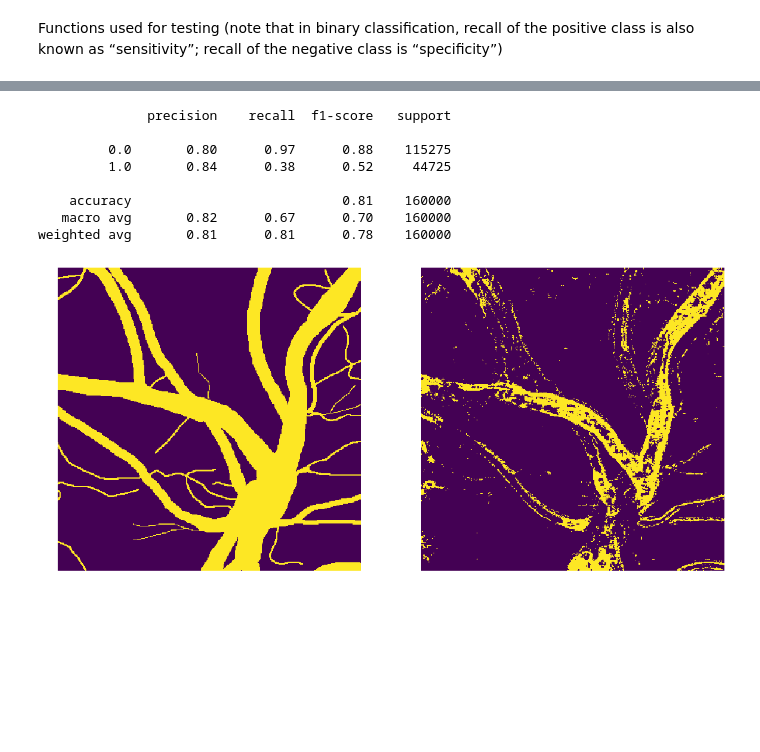
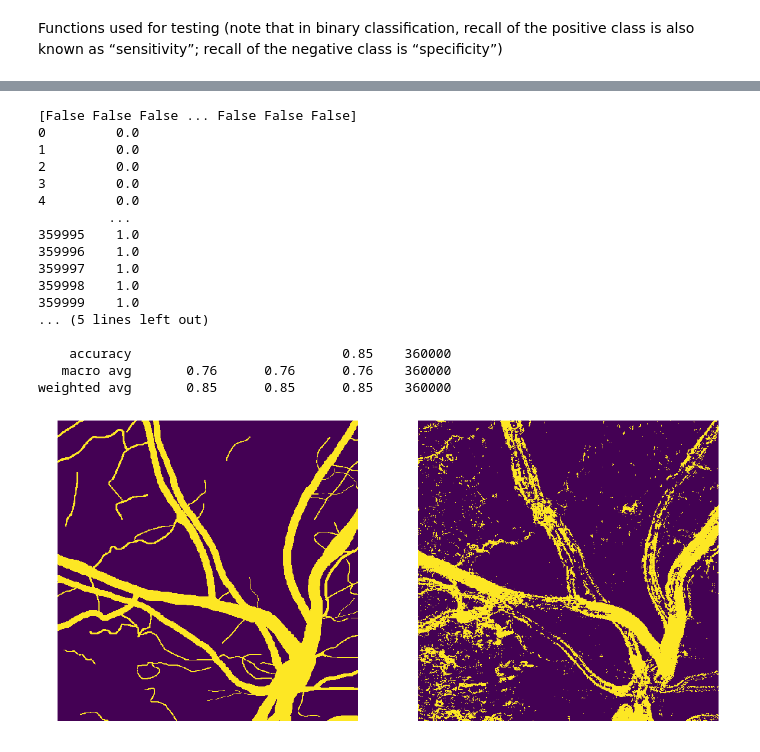
Before and after one commit to Zuzanna-Trafas/blood-vessels-segmentation, a Jupyter notebook: machine_learning_lgbm.ipynb, the cells around one changed output, grey strips where cells are left out. Drawn from its saved outputs; the diff is of its cells as text; code cells hidden in the pictures; blank space fills up the shorter version.

```diff
--- a/machine_learning_lgbm.ipynb
+++ b/machine_learning_lgbm.ipynb
@@ -36,3 +36,10 @@ ax[1].set_axis_off()
 plt.savefig("")
 # %% [output]
 [figure]
+# %%
+fig, ax = plt.subplots(1,2, figsize=(20,50))
+
+ax[0].imshow(cv2.cvtColor(images[0], cv2.COLOR_BGR2RGB))
+ax[1].imshow(preprocess_image(images[0]))
+ax[0].set_axis_off()
+ax[1].set_axis_off()
@@ -40,7 +49,9 @@ plt.savefig("")
 Helper functions:
 # %%
 def preprocess_image(image):
-    return image[:,:,1]
+    clahe = cv2.createCLAHE(clipLimit=2.5, tileGridSize=(7,7))
+    green_CLAHE = clahe.apply(image[:,:,1])
+    return green_CLAHE
 
 def get_stats(segment):
     mean = np.mean(segment)
@@ -98,6 +105,6 @@ We decided to use LightGBM Classifier, because it is a very fast gradient boosti
 from lightgbm import LGBMClassifier
 from sklearn.metrics import accuracy_score
 
-lgb = LGBMClassifier(objective='binary', scale_pos_weight=0.99, random_state=42)
+lgb = LGBMClassifier(objective='binary', scale_pos_weight=0.5, random_state=42)
 lgb.fit(X, y)
 # %% [output]
@@ -147,19 +163,29 @@ def test_model(model, df_test, x_size, y_size):
 # %%
-x_start, x_end = 800, 1200
-y_start, y_end = 600, 1000
+x_start, x_end = 600, 1200
+y_start, y_end = 400, 1000
 
-# df_test = gen_test_image(test_images[0], test_manuals[0], x_start, x_end, y_start, y_end)
-# df_test.to_csv("df_test.csv")
+#df_test = gen_test_image(test_images[0], test_manuals[0], x_start, x_end, y_start, y_end)
+#df_test.to_csv("df_test_new.csv")
 
-# df = read_csv("df_test.csv")
-test_model(lgb, df_test, x_end - x_start, y_end - y_start)
+df_test_new = pd.read_csv("df_test_new.csv")
+test_model(lgb, df_test_new, x_end - x_start, y_end - y_start)
+plt.savefig('test1_lgbm.png', dpi=200)
 # %% [output]
-              precision    recall  f1-score   support
+[False False False ... False False False]
+0         0.0
+1         0.0
+2         0.0
+3         0.0
+4         0.0
+         ...
+359995    1.0
+359996    1.0
+359997    1.0
+359998    1.0
+359999    1.0
+... (5 lines left out)
 
-         0.0       0.80      0.97      0.88    115275
-         1.0       0.84      0.38      0.52     44725
-
-    accuracy                           0.81    160000
-   macro avg       0.82      0.67      0.70    160000
-weighted avg       0.81      0.81      0.78    160000
+    accuracy                           0.85    360000
+   macro avg       0.76      0.76      0.76    360000
+weighted avg       0.85      0.85      0.85    360000
-[figure, old version]
+[figure, new version]
```
Also changed, not shown: parts of 13 cells of this notebook, 1 other file.
